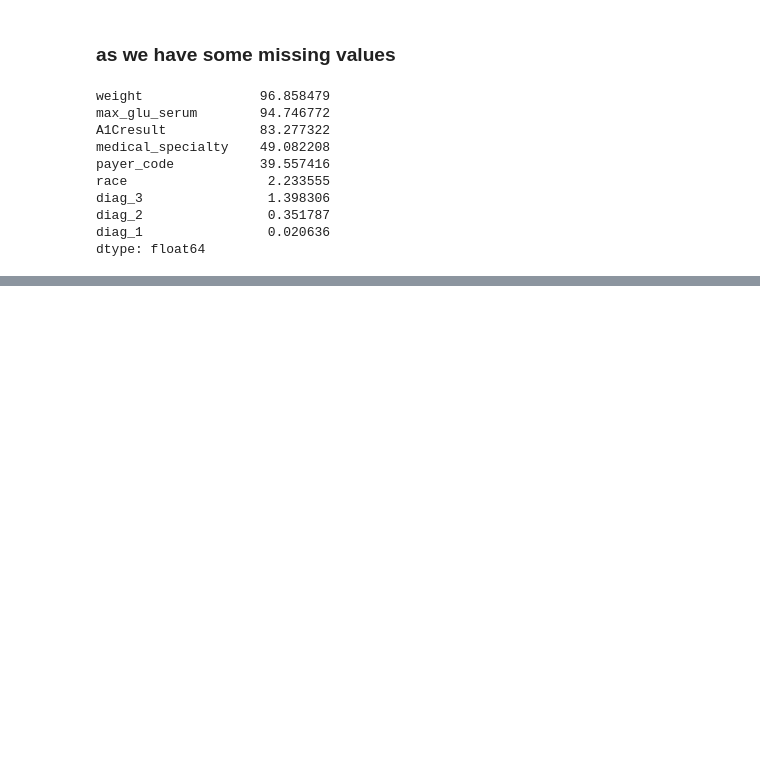
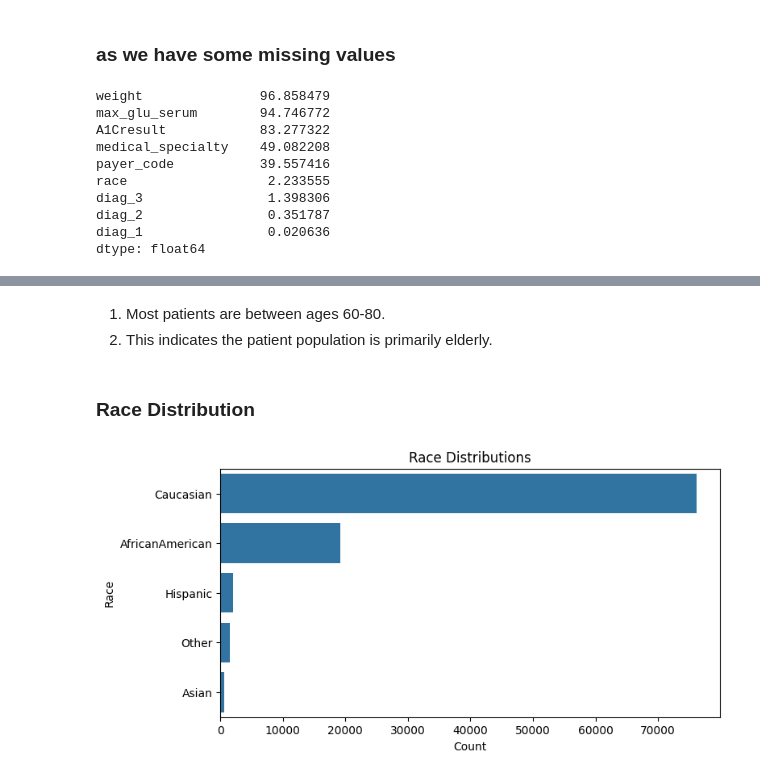
Before and after one commit to Darshan-Deepak/Patient-Readmission-Prediction, a Jupyter notebook: Patient.ipynb, the cells around one changed output, grey strips where cells are left out. Cells and saved outputs as stored; diff of their text form; code cells hidden in the pictures; blank space fills up the shorter version.

```diff
--- a/Patient.ipynb
+++ b/Patient.ipynb
@@ -89,0 +150,14 @@ dtype: float64
+# %% [markdown]
+1. Most patients are between ages 60-80.
+2. This indicates the patient population is primarily elderly.
+# %% [markdown]
+### Race Distribution
+# %%
+plt.figure(figsize=(8,4))
+sns.countplot(y = 'race', data= patient_data, order = patient_data['race'].value_counts().index)
+plt.title('Race Distributions')
+plt.xlabel('Count')
+plt.ylabel('Race')
+plt.show()
+# %% [output]
+[figure, added]
```
Also changed, not shown: parts of 32 cells of this notebook, 7 other files.
